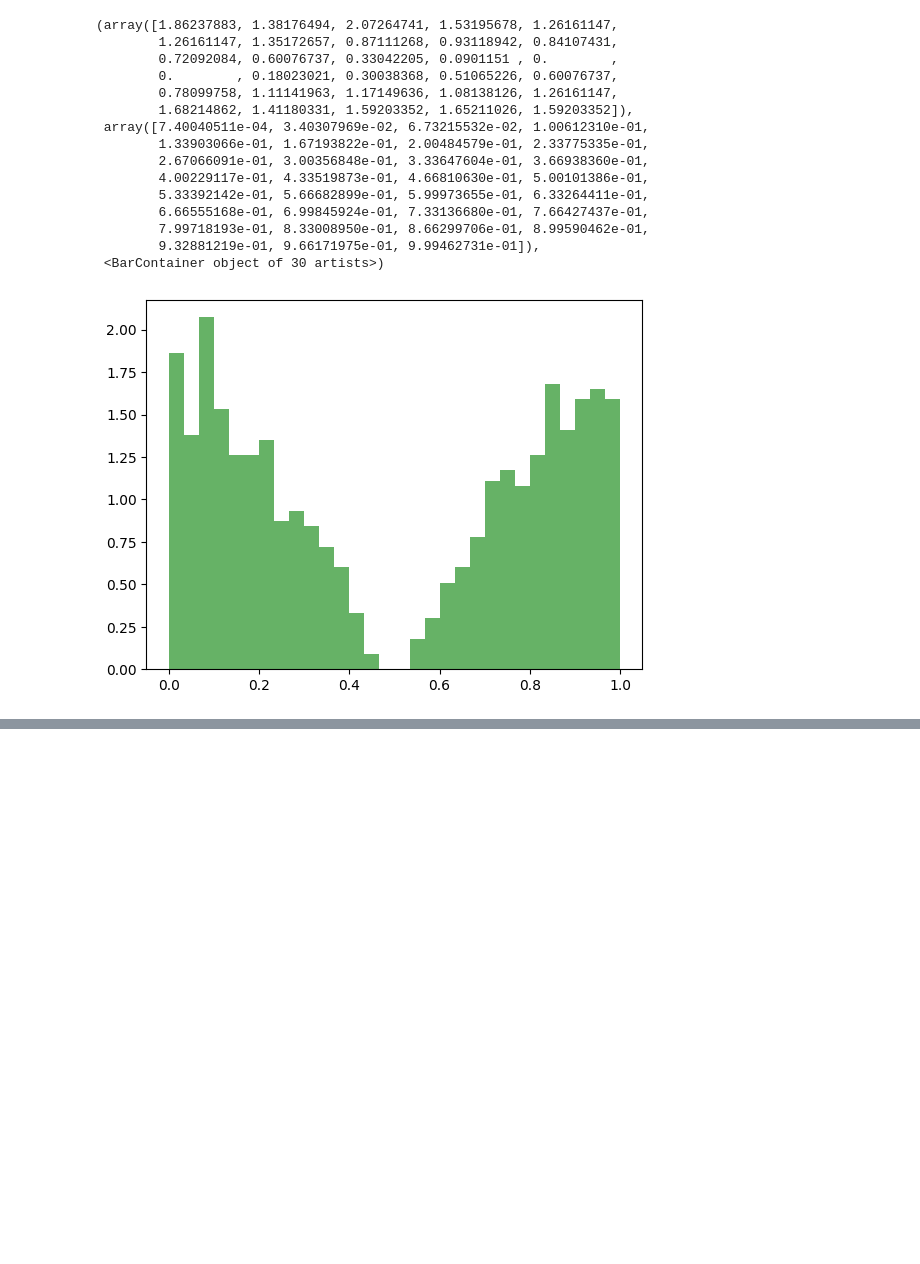
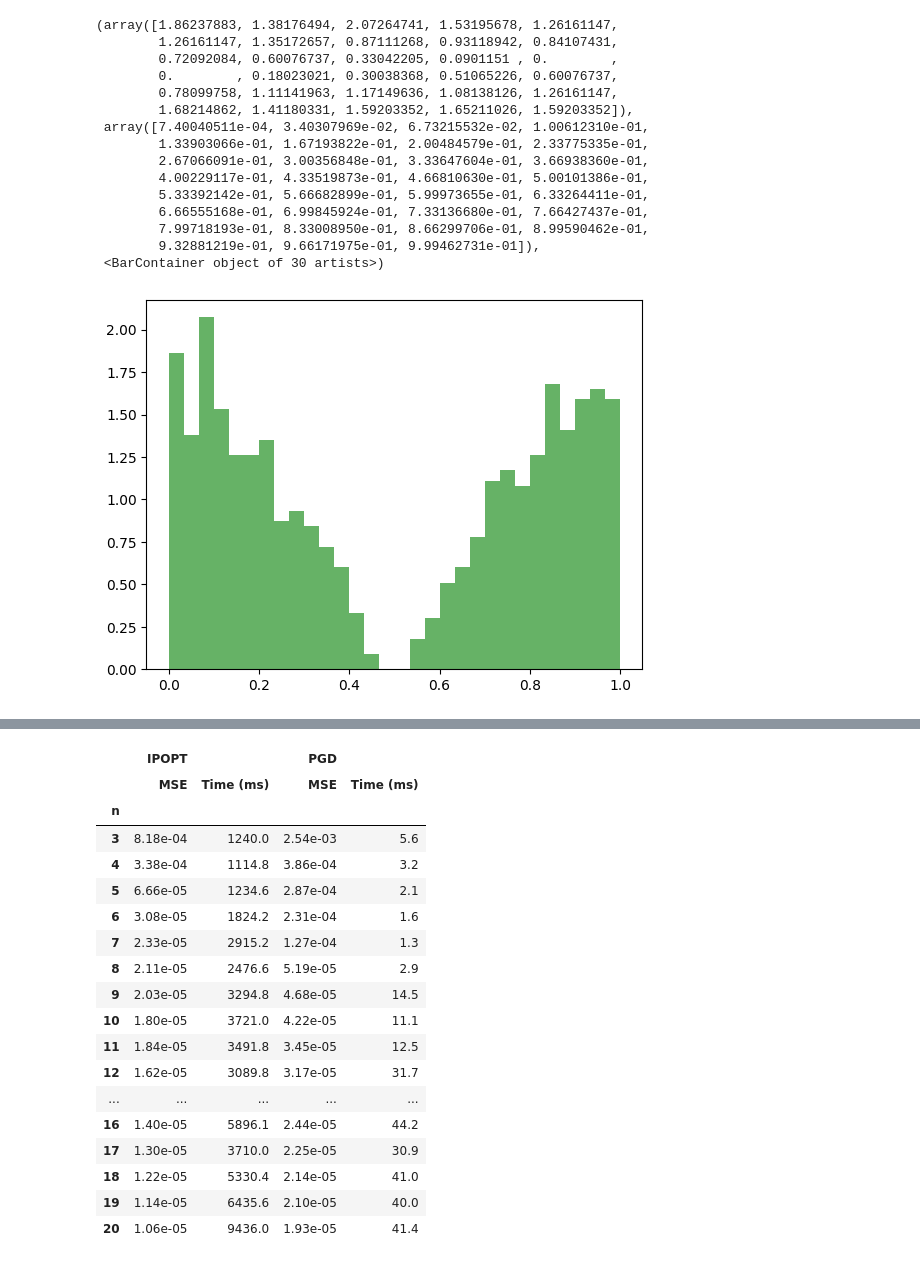
Before and after one commit to EstebanLeiva/bezierv-experiments, a Jupyter notebook: experiments/experiments_restriction.ipynb, the cells around one changed output, grey strips where cells are left out. Saved outputs shown, nothing was run; the diff lists cells and outputs as text; code cells hidden in the pictures; blank space fills up the shorter version.

Commit message:
New experiments
Co-authored-by: Copilot <copilot@github.com>

```diff
--- a/experiments/experiments_restriction.ipynb
+++ b/experiments/experiments_restriction.ipynb
@@ -853,0 +855,69 @@ bz_hat.plot_cdf(ax=ax, show=False)
+# %%
+import time
+import pandas as pd
+
+# ── Counterexample distribution (controls violate monotonicity) ──────────────
+bz_counter = BeziervNoOrder(
+    n=3,
+    controls_x=np.array([0, 0.6, 0.4, 1]),
+    controls_z=np.array([0, 1,   0,   1]),
+)
+samples = bz_counter.random(1000, rng=42)
+
+# ── Experiment grid ──────────────────────────────────────────────────────────
+N_VALUES   = list(range(3, 21))
+PGD_KWARGS = dict(step_size_PG=1e-2, max_iter_PG=1000, threshold_PG=1e-8)
+
+records = []
+
+for n in N_VALUES:
+    row = {'n': n}
+
+    # ── IPOPT (restricted MDE, optimises x and z) ────────────────────────────
+    try:
+        fitter = DistFit(samples, n=n, method_init_x='uniform')
+        t0 = time.perf_counter()
+        _, mse = fitter.fit(method='mse', algorithm='nonlinear')
+        elapsed_ms = (time.perf_counter() - t0) * 1e3
+        row['IPOPT MSE']       = mse
+        row['IPOPT Time (ms)'] = elapsed_ms
+    except Exception as exc:
+        print(f'IPOPT failed  n={n}: {exc}')
+        row['IPOPT MSE']       = float('nan')
+        row['IPOPT Time (ms)'] = float('nan')
+
+    # ── PGD (convex-QP restriction, x fixed at uniform grid) ─────────────────
+    try:
+        fitter = DistFit(samples, n=n, method_init_x='uniform')
+        t0 = time.perf_counter()
+        _, mse = fitter.fit(method='mse', algorithm='projgrad', **PGD_KWARGS)
+        elapsed_ms = (time.perf_counter() - t0) * 1e3
+        row['PGD MSE']       = mse
+        row['PGD Time (ms)'] = elapsed_ms
+    except Exception as exc:
+        print(f'PGD failed  n={n}: {exc}')
+        row['PGD MSE']       = float('nan')
+        row['PGD Time (ms)'] = float('nan')
+
+    records.append(row)
+    i_mse  = row['IPOPT MSE']
+    i_time = row['IPOPT Time (ms)']
+    p_mse  = row['PGD MSE']
+    p_time = row['PGD Time (ms)']
+    print(f'n={n:2d}  IPOPT: MSE={i_mse:.2e}  {i_time:7.1f} ms   PGD: MSE={p_mse:.2e}  {p_time:6.1f} ms')
+
+# ── Store results ─────────────────────────────────────────────────────────────
+df = pd.DataFrame(records).set_index('n')
+
+df_display = df.copy()
+df_display['IPOPT MSE']       = df['IPOPT MSE'].map('{:.2e}'.format)
+df_display['IPOPT Time (ms)'] = df['IPOPT Time (ms)'].map('{:.1f}'.format)
+df_display['PGD MSE']         = df['PGD MSE'].map('{:.2e}'.format)
+df_display['PGD Time (ms)']   = df['PGD Time (ms)'].map('{:.1f}'.format)
+
+df_display.columns = pd.MultiIndex.from_tuples([
+    ('IPOPT', 'MSE'), ('IPOPT', 'Time (ms)'),
+    ('PGD',   'MSE'), ('PGD',   'Time (ms)'),
+])
+df_display
+# %% [output]
@@ -853,0 +942,19 @@ bz_hat.plot_cdf(ax=ax, show=False)
+|  | IPOPT |  | PGD |  |
+|  | MSE | Time (ms) | MSE | Time (ms) |
+| n |  |  |  |  |
+| 3 | 8.18e-04 | 1240.0 | 2.54e-03 | 5.6 |
+| 4 | 3.38e-04 | 1114.8 | 3.86e-04 | 3.2 |
+| 5 | 6.66e-05 | 1234.6 | 2.87e-04 | 2.1 |
+| 6 | 3.08e-05 | 1824.2 | 2.31e-04 | 1.6 |
+| 7 | 2.33e-05 | 2915.2 | 1.27e-04 | 1.3 |
+| 8 | 2.11e-05 | 2476.6 | 5.19e-05 | 2.9 |
+| 9 | 2.03e-05 | 3294.8 | 4.68e-05 | 14.5 |
+| 10 | 1.80e-05 | 3721.0 | 4.22e-05 | 11.1 |
+| 11 | 1.84e-05 | 3491.8 | 3.45e-05 | 12.5 |
+| 12 | 1.62e-05 | 3089.8 | 3.17e-05 | 31.7 |
+| ... | ... | ... | ... | ... |
+| 16 | 1.40e-05 | 5896.1 | 2.44e-05 | 44.2 |
+| 17 | 1.30e-05 | 3710.0 | 2.25e-05 | 30.9 |
+| 18 | 1.22e-05 | 5330.4 | 2.14e-05 | 41.0 |
+| 19 | 1.14e-05 | 6435.6 | 2.10e-05 | 40.0 |
+| 20 | 1.06e-05 | 9436.0 | 1.93e-05 | 41.4 |
```
Also changed, not shown: parts of 5 cells of this notebook, 21 other files.
